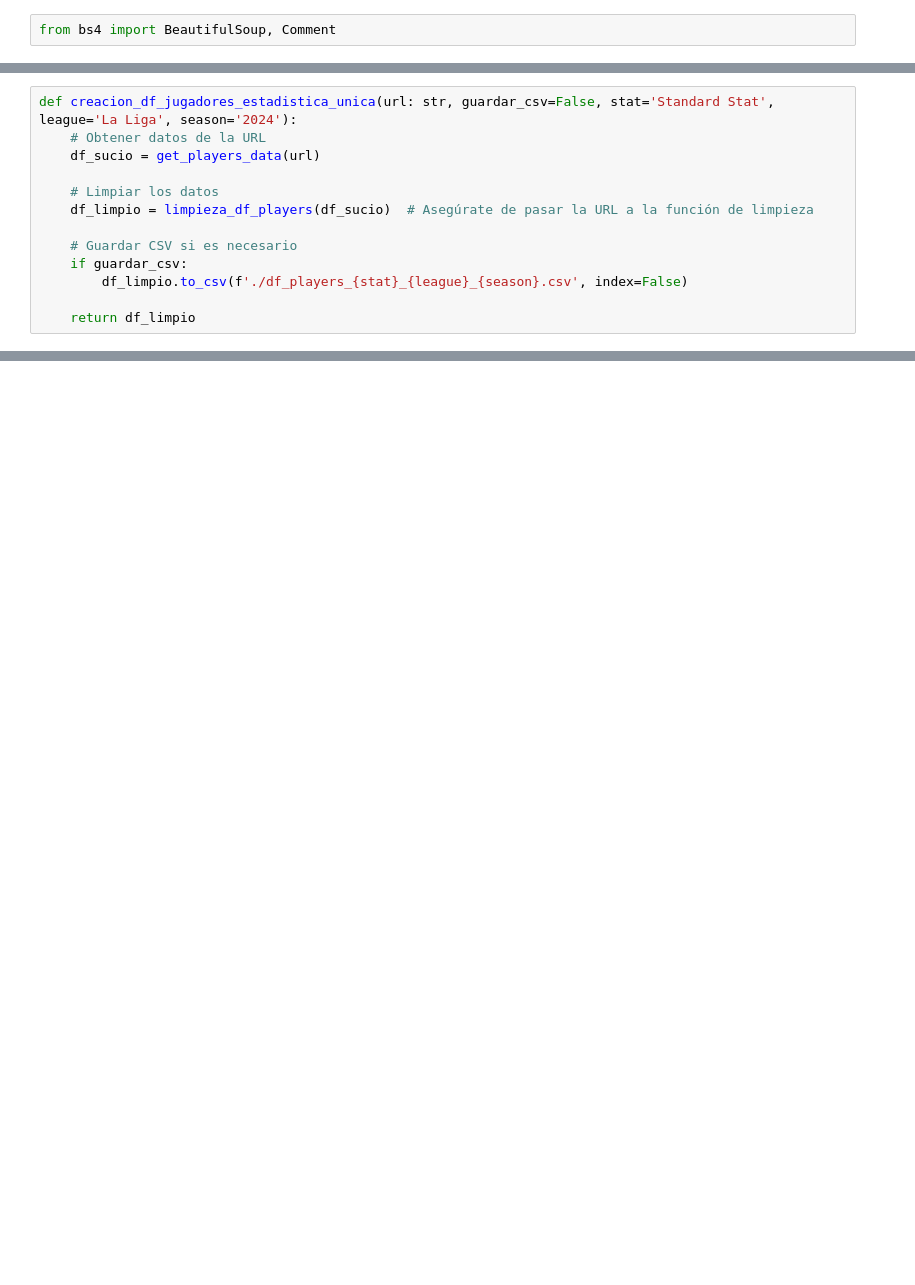
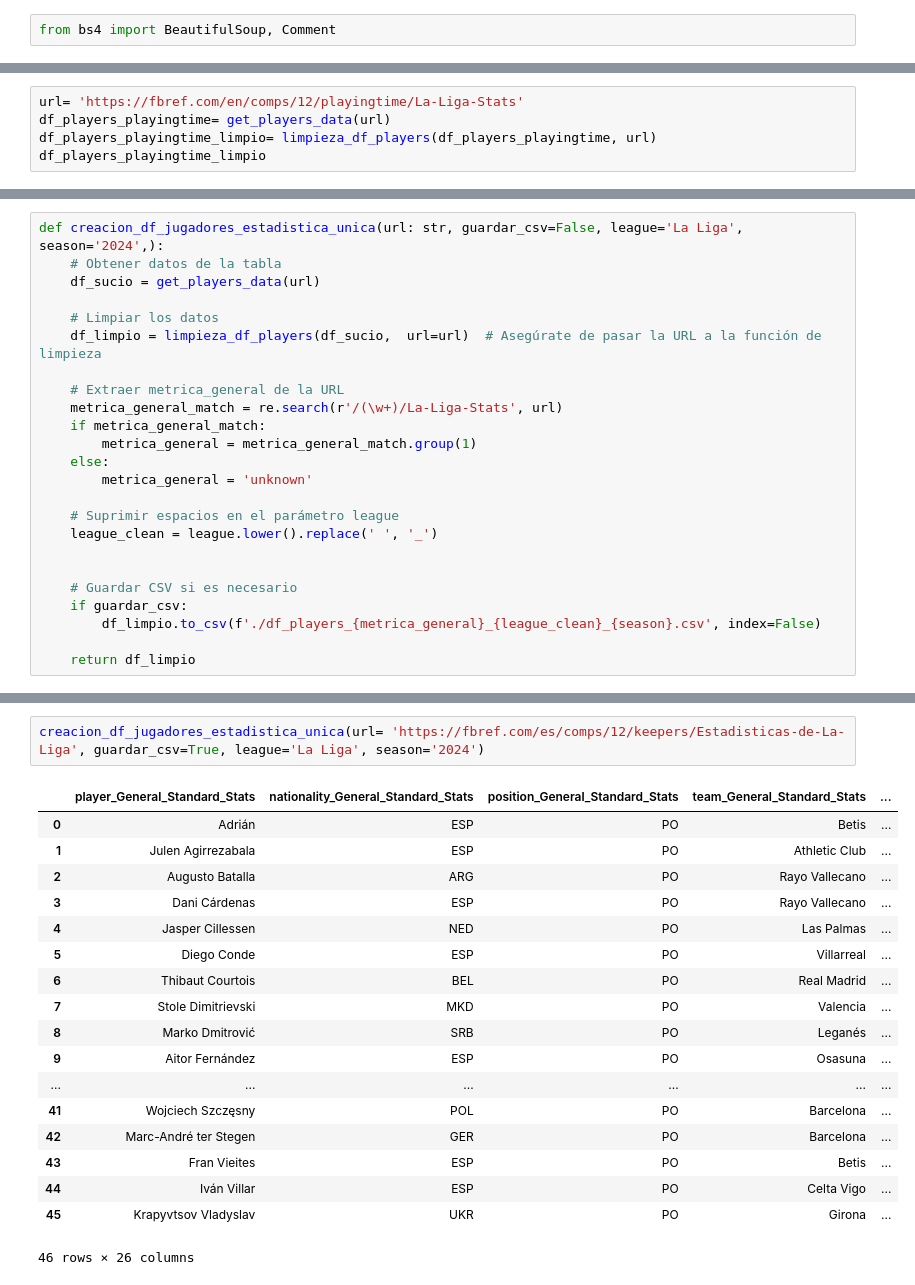
Before and after one commit to CescBlanco/proyecto_libreria_Evolve, a Jupyter notebook: pruebas.ipynb, the cells around one changed output, grey strips where cells are left out. Drawn from its saved outputs; the diff is of its cells as text; blank space fills up the shorter version.

```diff
--- a/pruebas.ipynb
+++ b/pruebas.ipynb
@@ -588,13 +186,0 @@ df_players_passing_limpio
-# %%
-def creacion_df_jugadores_estadistica_unica(url: str, guardar_csv=False, stat='Standard Stat', league='La Liga', season='2024'):
-    # Obtener datos de la URL
-    df_sucio = get_players_data(url)
-
-    # Limpiar los datos
-    df_limpio = limpieza_df_players(df_sucio)  # Asegúrate de pasar la URL a la función de limpieza
-
-    # Guardar CSV si es necesario
-    if guardar_csv:
-        df_limpio.to_csv(f'./df_players_{stat}_{league}_{season}.csv', index=False)
-
-    return df_limpio
@@ -616,0 +523,5 @@ creacion_df_jugadores_estadistica_unica(url= 'https://fbref.com/en/comps/12/pass
+# %%
+url= 'https://fbref.com/en/comps/12/playingtime/La-Liga-Stats'
+df_players_playingtime= get_players_data(url)
+df_players_playingtime_limpio= limpieza_df_players(df_players_playingtime, url)
+df_players_playingtime_limpio
@@ -616,0 +542,24 @@ creacion_df_jugadores_estadistica_unica(url= 'https://fbref.com/en/comps/12/pass
+# %%
+def creacion_df_jugadores_estadistica_unica(url: str, guardar_csv=False, league='La Liga', season='2024',):
+    # Obtener datos de la tabla
+    df_sucio = get_players_data(url)
+
+    # Limpiar los datos
+    df_limpio = limpieza_df_players(df_sucio,  url=url)  # Asegúrate de pasar la URL a la función de limpieza
+
+    # Extraer metrica_general de la URL
+    metrica_general_match = re.search(r'/(\w+)/La-Liga-Stats', url)
+    if metrica_general_match:
+        metrica_general = metrica_general_match.group(1)
+    else:
+        metrica_general = 'unknown'
+
+    # Suprimir espacios en el parámetro league
+    league_clean = league.lower().replace(' ', '_')
+
+
+    # Guardar CSV si es necesario
+    if guardar_csv:
+        df_limpio.to_csv(f'./df_players_{metrica_general}_{league_clean}_{season}.csv', index=False)
+
+    return df_limpio
@@ -616,0 +582,21 @@ creacion_df_jugadores_estadistica_unica(url= 'https://fbref.com/en/comps/12/pass
+# %%
+creacion_df_jugadores_estadistica_unica(url= 'https://fbref.com/es/comps/12/keepers/Estadisticas-de-La-Liga', guardar_csv=True, league='La Liga', season='2024')
+# %% [output]
+|  | player_General_Standard_Stats | nationality_General_Standard_Stats | position_General_Standard_Stats | team_General_Standard_Stats | ... |
+| 0 | Adrián | ESP | PO | Betis | ... |
+| 1 | Julen Agirrezabala | ESP | PO | Athletic Club | ... |
+| 2 | Augusto Batalla | ARG | PO | Rayo Vallecano | ... |
+| 3 | Dani Cárdenas | ESP | PO | Rayo Vallecano | ... |
+| 4 | Jasper Cillessen | NED | PO | Las Palmas | ... |
+| 5 | Diego Conde | ESP | PO | Villarreal | ... |
+| 6 | Thibaut Courtois | BEL | PO | Real Madrid | ... |
+| 7 | Stole Dimitrievski | MKD | PO | Valencia | ... |
+| 8 | Marko Dmitrović | SRB | PO | Leganés | ... |
+| 9 | Aitor Fernández | ESP | PO | Osasuna | ... |
+| ... | ... | ... | ... | ... | ... |
+| 41 | Wojciech Szczęsny | POL | PO | Barcelona | ... |
+| 42 | Marc-André ter Stegen | GER | PO | Barcelona | ... |
+| 43 | Fran Vieites | ESP | PO | Betis | ... |
+| 44 | Iván Villar | ESP | PO | Celta Vigo | ... |
+| 45 | Krapyvtsov Vladyslav | UKR | PO | Girona | ... |
+46 rows × 26 columns
```
Also changed, not shown: parts of 43 cells of this notebook, 3 other files.
